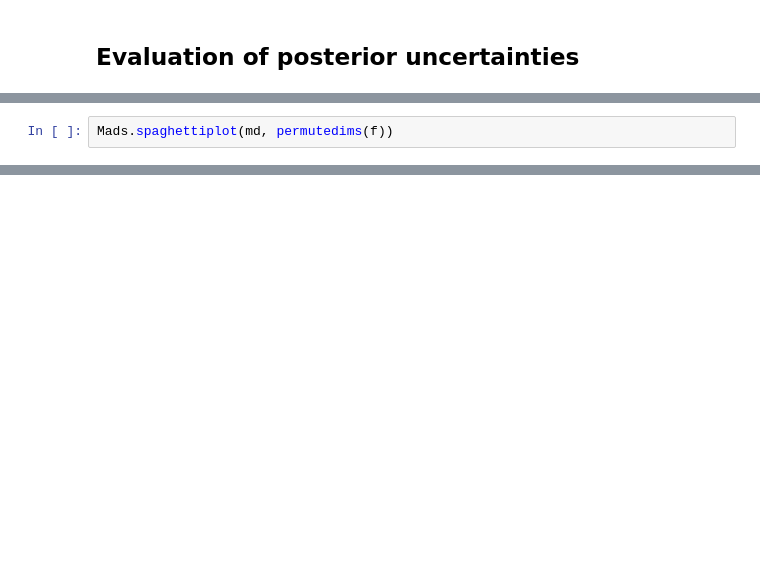
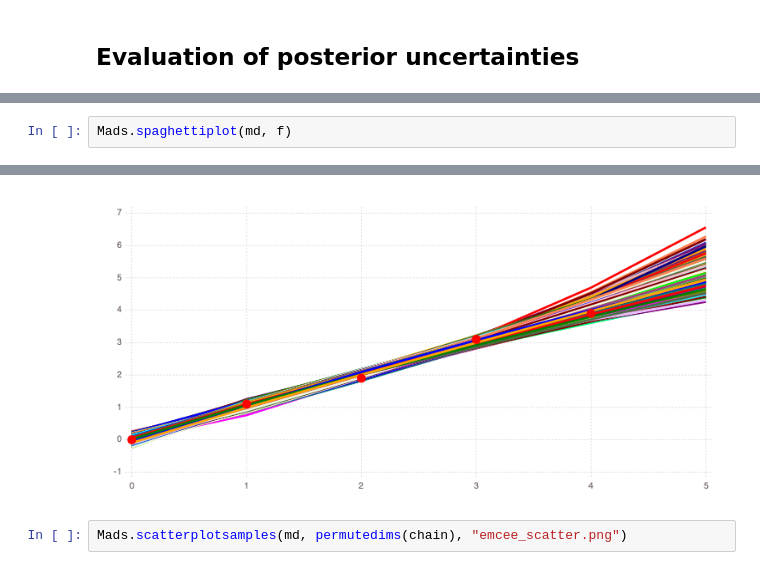
Before and after one commit to madsjulia/Mads.jl, a Jupyter notebook: notebooks/model_diagnostics.ipynb, the cells around one changed output, grey strips where cells are left out. Drawn from its saved outputs; the diff is of its cells as text; blank space fills up the shorter version.

```diff
--- a/notebooks/model_diagnostics.ipynb
+++ b/notebooks/model_diagnostics.ipynb
@@ -178,3 +152,3 @@ f = Mads.forward(md, chain)
 # %%
-Mads.spaghettiplot(md, permutedims(f))
+Mads.spaghettiplot(md, f)
 # %% [output]
@@ -184,0 +155,3 @@ StackOverflowError:┌ Warning: Gadfly failed!
+[figure, added]
+# %%
+Mads.scatterplotsamples(md, permutedims(chain), "emcee_scatter.png")
```
Also changed, not shown: parts of 14 cells of this notebook, 1 other file.
